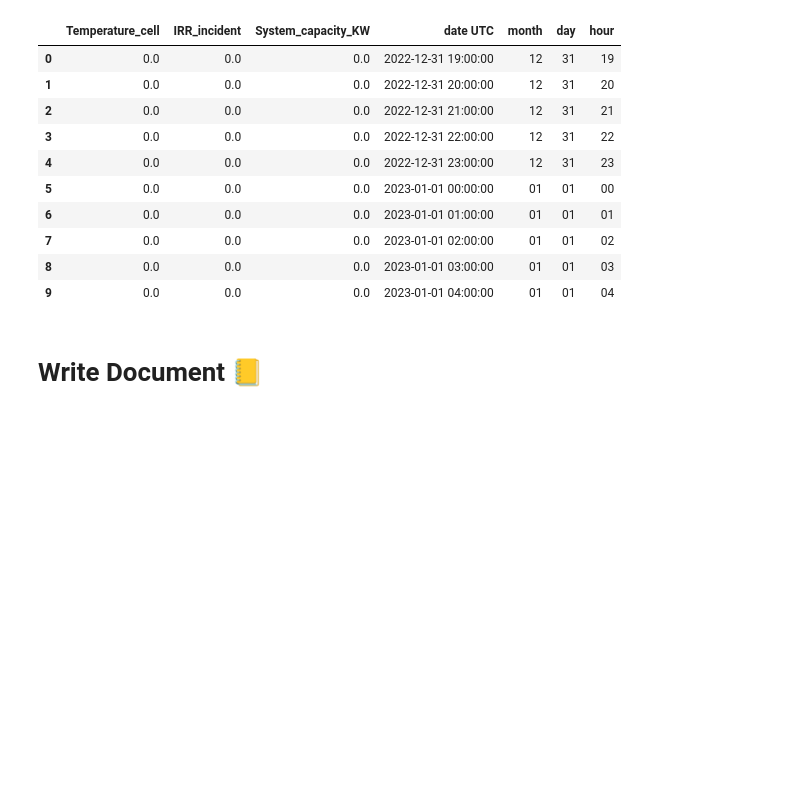
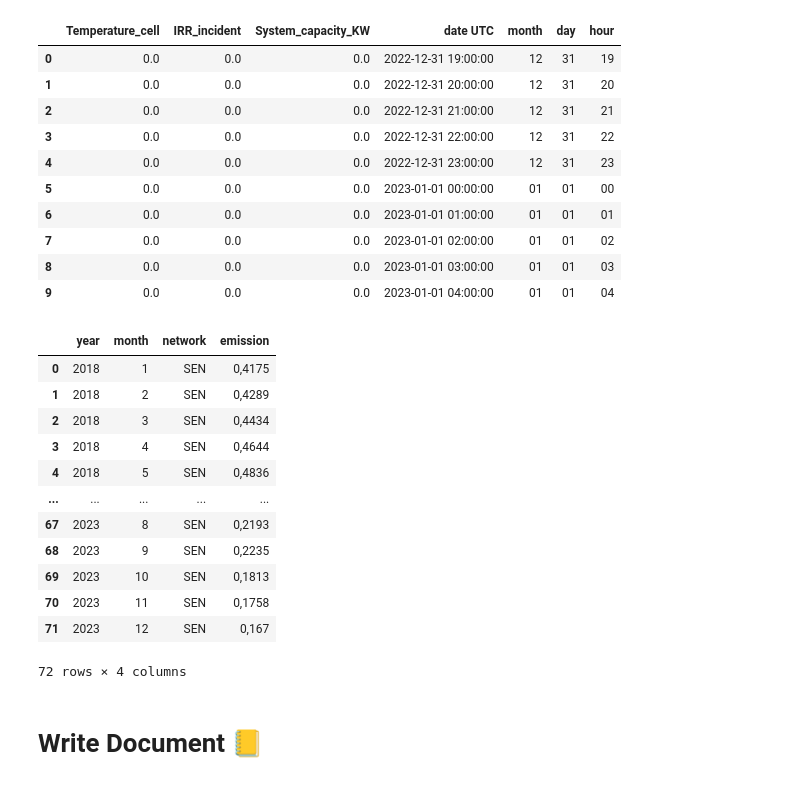
Before and after one commit to ccnmagnoo/energy-report-modeler, a Jupyter notebook: main.ipynb, the cells around one changed output. Cells and saved outputs as stored; diff of their text form; code cells hidden in the pictures; blank space fills up the shorter version.

Commit message:
data emission dict object instead json

```diff
--- a/main.ipynb
+++ b/main.ipynb
@@ -285,6 +285,23 @@ None
 | 7 | 0.0 | 0.0 | 0.0 | 2023-01-01 02:00:00 | 01 | 01 | 02 |
 | 8 | 0.0 | 0.0 | 0.0 | 2023-01-01 03:00:00 | 01 | 01 | 03 |
 | 9 | 0.0 | 0.0 | 0.0 | 2023-01-01 04:00:00 | 01 | 01 | 04 |
+# %%
+from models.emission import emission
+emission.data
+# %% [output]
+|  | year | month | network | emission |
+| 0 | 2018 | 1 | SEN | 0,4175 |
+| 1 | 2018 | 2 | SEN | 0,4289 |
+| 2 | 2018 | 3 | SEN | 0,4434 |
+| 3 | 2018 | 4 | SEN | 0,4644 |
+| 4 | 2018 | 5 | SEN | 0,4836 |
+| ... | ... | ... | ... | ... |
+| 67 | 2023 | 8 | SEN | 0,2193 |
+| 68 | 2023 | 9 | SEN | 0,2235 |
+| 69 | 2023 | 10 | SEN | 0,1813 |
+| 70 | 2023 | 11 | SEN | 0,1758 |
+| 71 | 2023 | 12 | SEN | 0,167 |
+72 rows × 4 columns
 # %% [markdown]
 # Write Document 📒
 # %%
```
Also changed, not shown: 3 other files.
